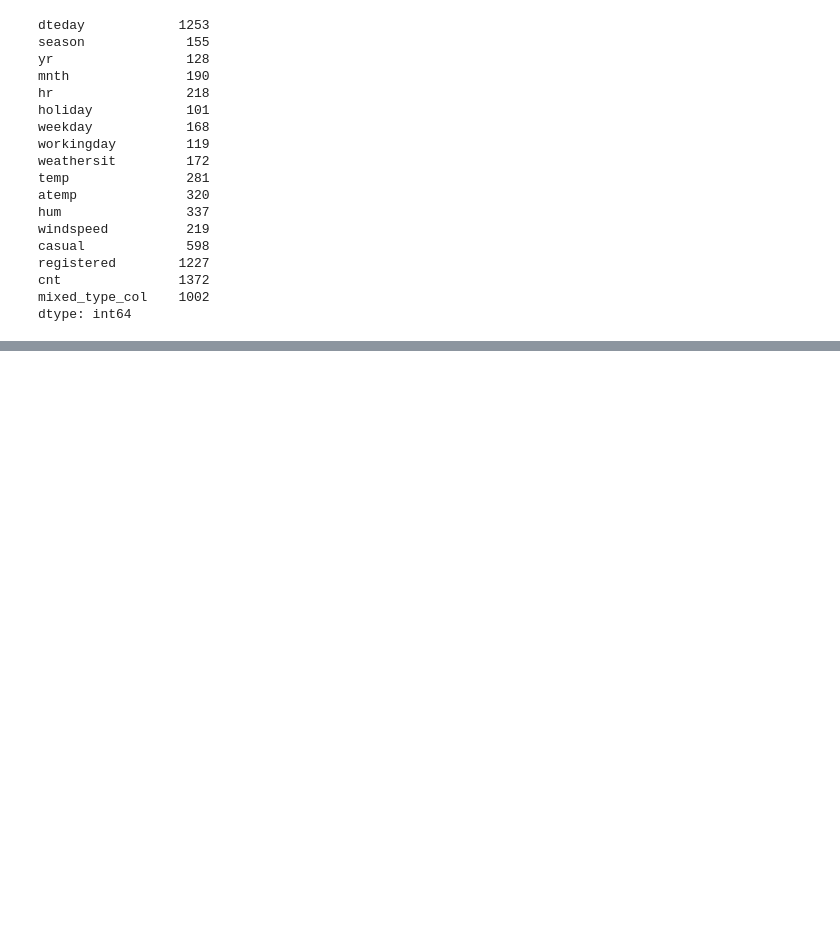
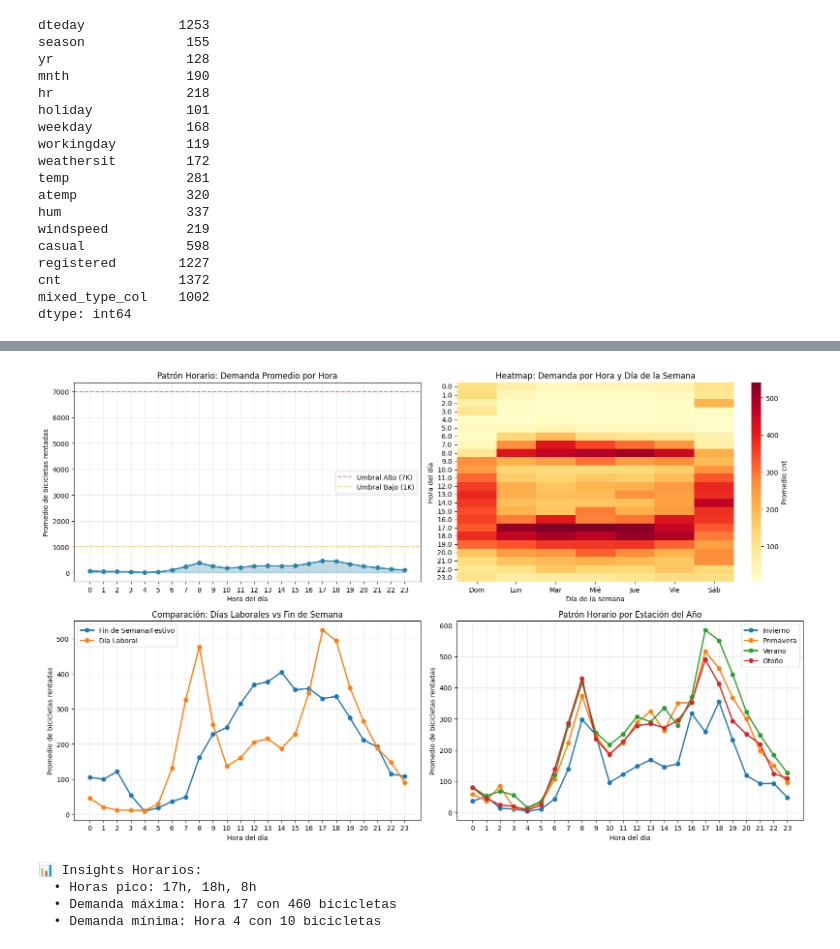
Before and after one commit to Isaac1606/mlops-team-61-project, a Jupyter notebook: notebooks/notebook.ipynb, the cells around one changed output, grey strips where cells are left out. Cells and saved outputs as stored; diff of their text form; code cells hidden in the pictures; blank space fills up the shorter version.

```diff
--- a/notebooks/notebook.ipynb
+++ b/notebooks/notebook.ipynb
@@ -141,0 +593,69 @@ dtype: int64
+# %%
+# Análisis por hora del día (Crítico para predicción 1-24h del ML Canvas)
+fig, axes = plt.subplots(2, 2, figsize=(16, 10))
+
+# Demanda promedio por hora
+hourly_avg = df_clean.groupby('hr')['cnt'].mean().reset_index()
+axes[0, 0].plot(hourly_avg['hr'], hourly_avg['cnt'], marker='o', linewidth=2, markersize=6, color='#2E86AB')
+axes[0, 0].fill_between(hourly_avg['hr'], hourly_avg['cnt'], alpha=0.3, color='#2E86AB')
+axes[0, 0].set_xlabel('Hora del día')
+axes[0, 0].set_ylabel('Promedio de bicicletas rentadas')
+axes[0, 0].set_title('Patrón Horario: Demanda Promedio por Hora')
+axes[0, 0].set_xticks(range(0, 24))
+axes[0, 0].grid(True, alpha=0.3)
+axes[0, 0].axhline(y=7000, color='red', linestyle='--', alpha=0.5, label='Umbral Alto (7K)')
+axes[0, 0].axhline(y=1000, color='orange', linestyle='--', alpha=0.5, label='Umbral Bajo (1K)')
+axes[0, 0].legend()
+
+# Heatmap: Hora vs Día de la semana
+hourly_weekday = df_clean.pivot_table(values='cnt', index='hr', columns='weekday', aggfunc='mean')
+weekday_names = ['Dom', 'Lun', 'Mar', 'Mié', 'Jue', 'Vie', 'Sáb']
+sns.heatmap(hourly_weekday, cmap='YlOrRd', annot=False, fmt='.0f',
+            cbar_kws={'label': 'Promedio cnt'}, ax=axes[0, 1])
+axes[0, 1].set_xlabel('Día de la semana')
+axes[0, 1].set_ylabel('Hora del día')
+axes[0, 1].set_title('Heatmap: Demanda por Hora y Día de la Semana')
+axes[0, 1].set_xticklabels(weekday_names, rotation=0)
+
+# Comparación: Día laboral vs No laboral
+workingday_comparison = df_clean.groupby(['hr', 'workingday'])['cnt'].mean().reset_index()
+for wd in [0, 1]:
+    data = workingday_comparison[workingday_comparison['workingday'] == wd]
+    label = 'Día Laboral' if wd == 1 else 'Fin de Semana/Festivo'
+    axes[1, 0].plot(data['hr'], data['cnt'], marker='o', linewidth=2, label=label)
+
+axes[1, 0].set_xlabel('Hora del día')
+axes[1, 0].set_ylabel('Promedio de bicicletas rentadas')
+axes[1, 0].set_title('Comparación: Días Laborales vs Fin de Semana')
+axes[1, 0].set_xticks(range(0, 24))
+axes[1, 0].legend()
+axes[1, 0].grid(True, alpha=0.3)
+
+# Estacionalidad: Demanda por hora y estación del año
+season_hourly = df_clean.groupby(['hr', 'season'])['cnt'].mean().reset_index()
+season_names = {1: 'Invierno', 2: 'Primavera', 3: 'Verano', 4: 'Otoño'}
+for s in [1, 2, 3, 4]:
+    data = season_hourly[season_hourly['season'] == s]
+    axes[1, 1].plot(data['hr'], data['cnt'], marker='o', linewidth=2, label=season_names[s])
+
+axes[1, 1].set_xlabel('Hora del día')
+axes[1, 1].set_ylabel('Promedio de bicicletas rentadas')
+axes[1, 1].set_title('Patrón Horario por Estación del Año')
+axes[1, 1].set_xticks(range(0, 24))
+axes[1, 1].legend()
+axes[1, 1].grid(True, alpha=0.3)
+
+plt.tight_layout()
+plt.show()
+
+print("\n📊 Insights Horarios:")
+peak_hours = hourly_avg.nlargest(3, 'cnt')
+print(f"  • Horas pico: {', '.join([f'{int(h)}h' for h in peak_hours['hr'].values])}")
+print(f"  • Demanda máxima: Hora {int(hourly_avg.loc[hourly_avg['cnt'].idxmax(), 'hr'])} con {hourly_avg['cnt'].max():.0f} bicicletas")
+print(f"  • Demanda mínima: Hora {int(hourly_avg.loc[hourly_avg['cnt'].idxmin(), 'hr'])} con {hourly_avg['cnt'].min():.0f} bicicletas")
+# %% [output]
+[figure, added]
+📊 Insights Horarios:
+  • Horas pico: 17h, 18h, 8h
+  • Demanda máxima: Hora 17 con 460 bicicletas
+  • Demanda mínima: Hora 4 con 10 bicicletas
```
Also changed, not shown: parts of 38 cells of this notebook, 6 other files.
